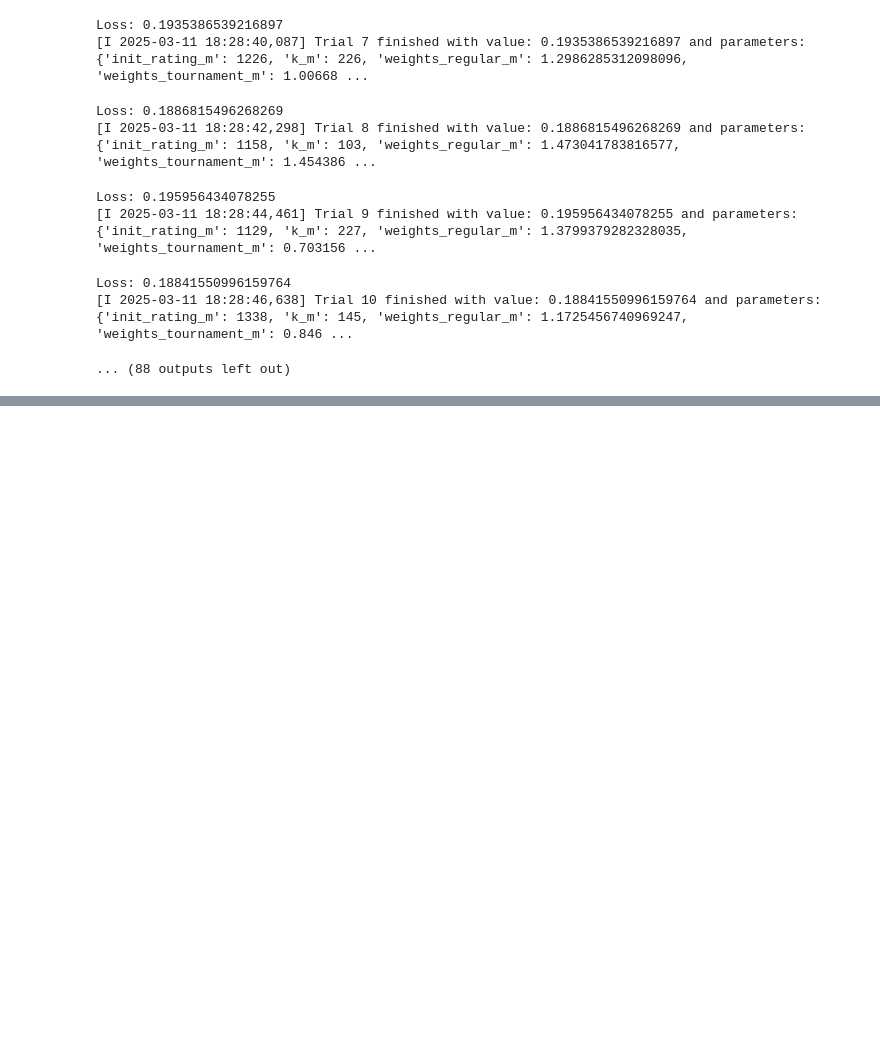
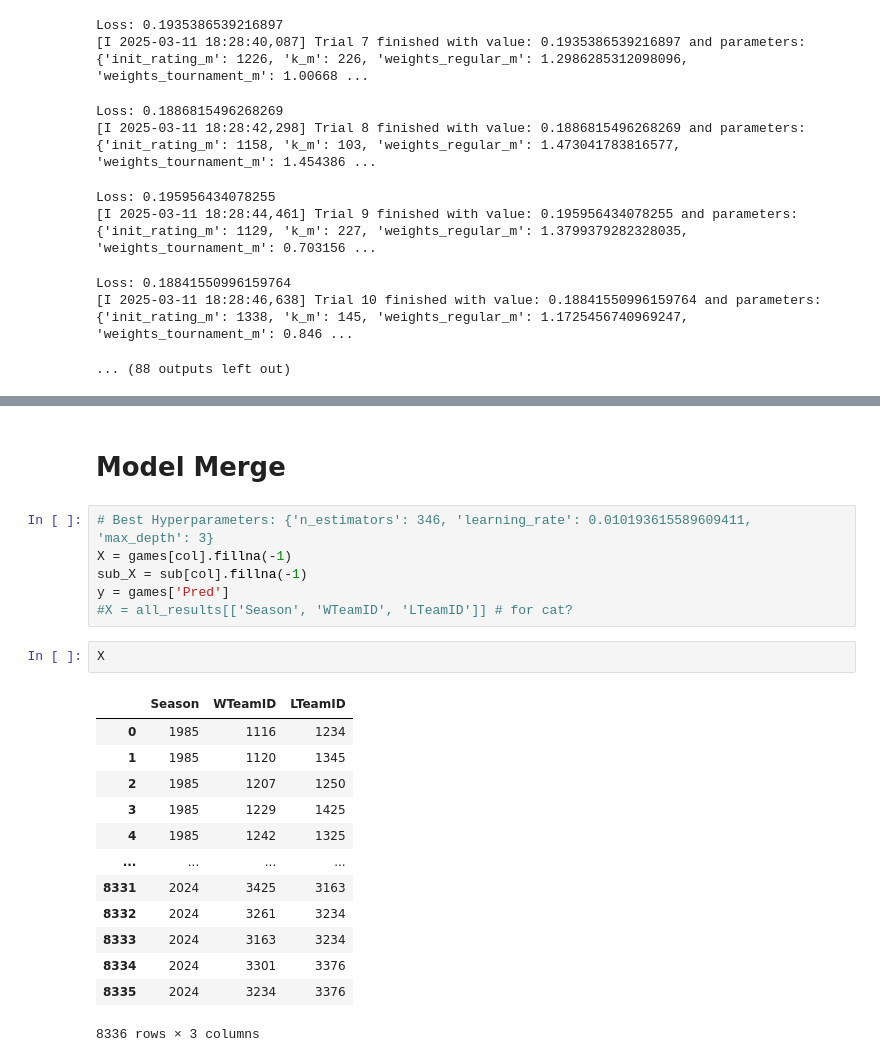
Before and after one commit to ikerrrrrrrrrrr/mmm25, a Jupyter notebook: merge_optuna.ipynb, the cells around one changed output, grey strips where cells are left out. Drawn from its saved outputs; the diff is of its cells as text; blank space fills up the shorter version.

```diff
--- a/merge_optuna.ipynb
+++ b/merge_optuna.ipynb
@@ -1366,0 +1861,24 @@ Loss: 0.18841550996159764
+# %% [markdown]
+# Model Merge
+# %%
+# Best Hyperparameters: {'n_estimators': 346, 'learning_rate': 0.010193615589609411, 'max_depth': 3}
+X = games[col].fillna(-1)
+sub_X = sub[col].fillna(-1)
+y = games['Pred']
+#X = all_results[['Season', 'WTeamID', 'LTeamID']] # for cat?
+# %%
+X
+# %% [output]
+|  | Season | WTeamID | LTeamID |
+| 0 | 1985 | 1116 | 1234 |
+| 1 | 1985 | 1120 | 1345 |
+| 2 | 1985 | 1207 | 1250 |
+| 3 | 1985 | 1229 | 1425 |
+| 4 | 1985 | 1242 | 1325 |
+| ... | ... | ... | ... |
+| 8331 | 2024 | 3425 | 3163 |
+| 8332 | 2024 | 3261 | 3234 |
+| 8333 | 2024 | 3163 | 3234 |
+| 8334 | 2024 | 3301 | 3376 |
+| 8335 | 2024 | 3234 | 3376 |
+8336 rows × 3 columns
```
Also changed, not shown: parts of 25 cells of this notebook, 10 other files.
